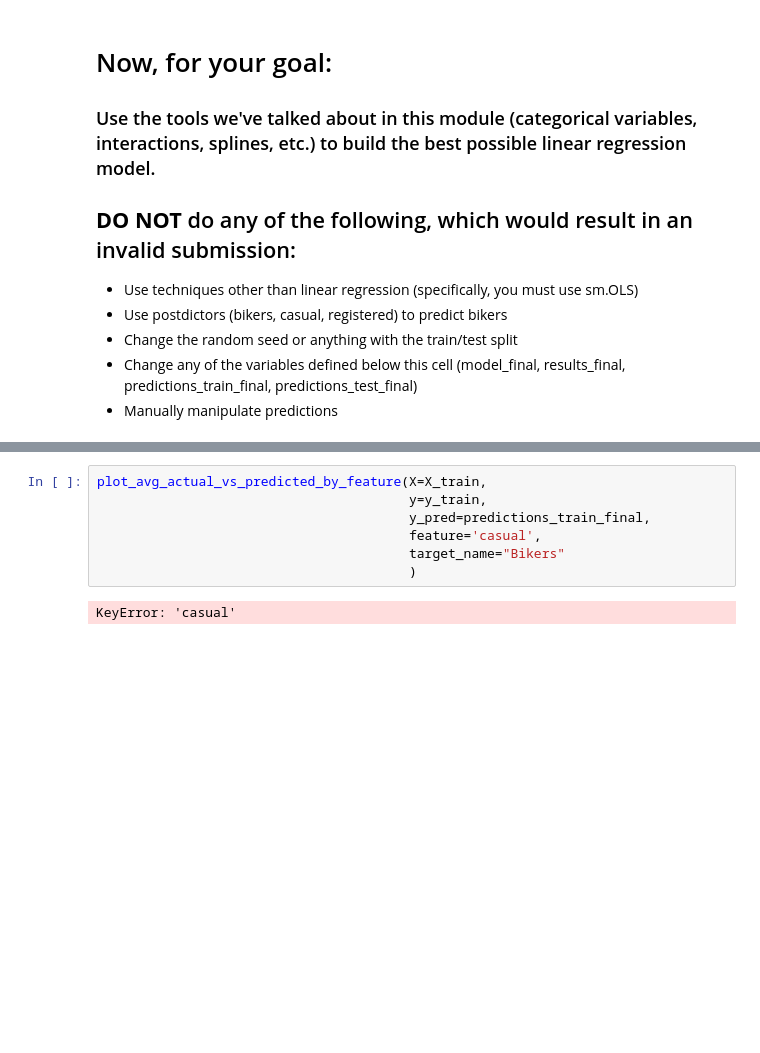
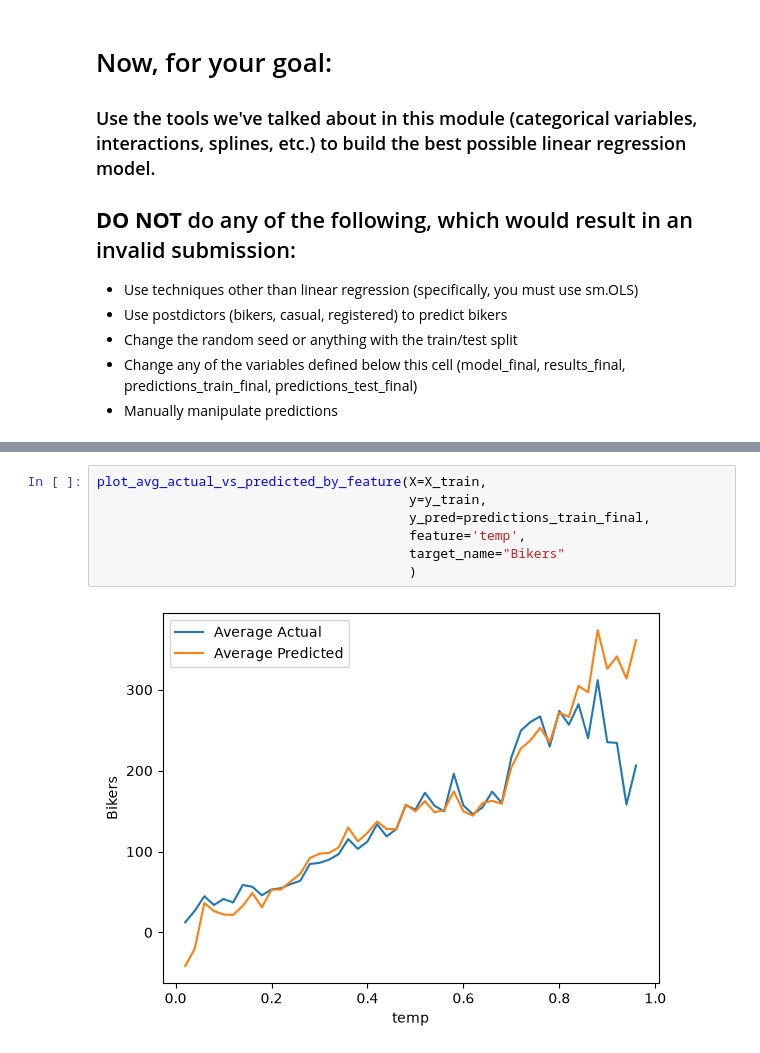
Before and after one commit to JamesBe2006/code_2600, a Jupyter notebook: mod05_nonlinear.ipynb, the cells around one changed output, grey strips where cells are left out. Drawn from its saved outputs; the diff is of its cells as text; blank space fills up the shorter version.

```diff
--- a/mod05_nonlinear.ipynb
+++ b/mod05_nonlinear.ipynb
@@ -448,9 +494,9 @@ MSE test:  4857.95697271786
 # %%
 plot_avg_actual_vs_predicted_by_feature(X=X_train,
                                         y=y_train,
                                         y_pred=predictions_train_final,
-                                        feature='casual',
+                                        feature='temp',
                                         target_name="Bikers"
                                         )
 # %% [output]
-KeyError: 'casual'
+[figure, added]
```
Also changed, not shown: parts of 4 cells of this notebook.
